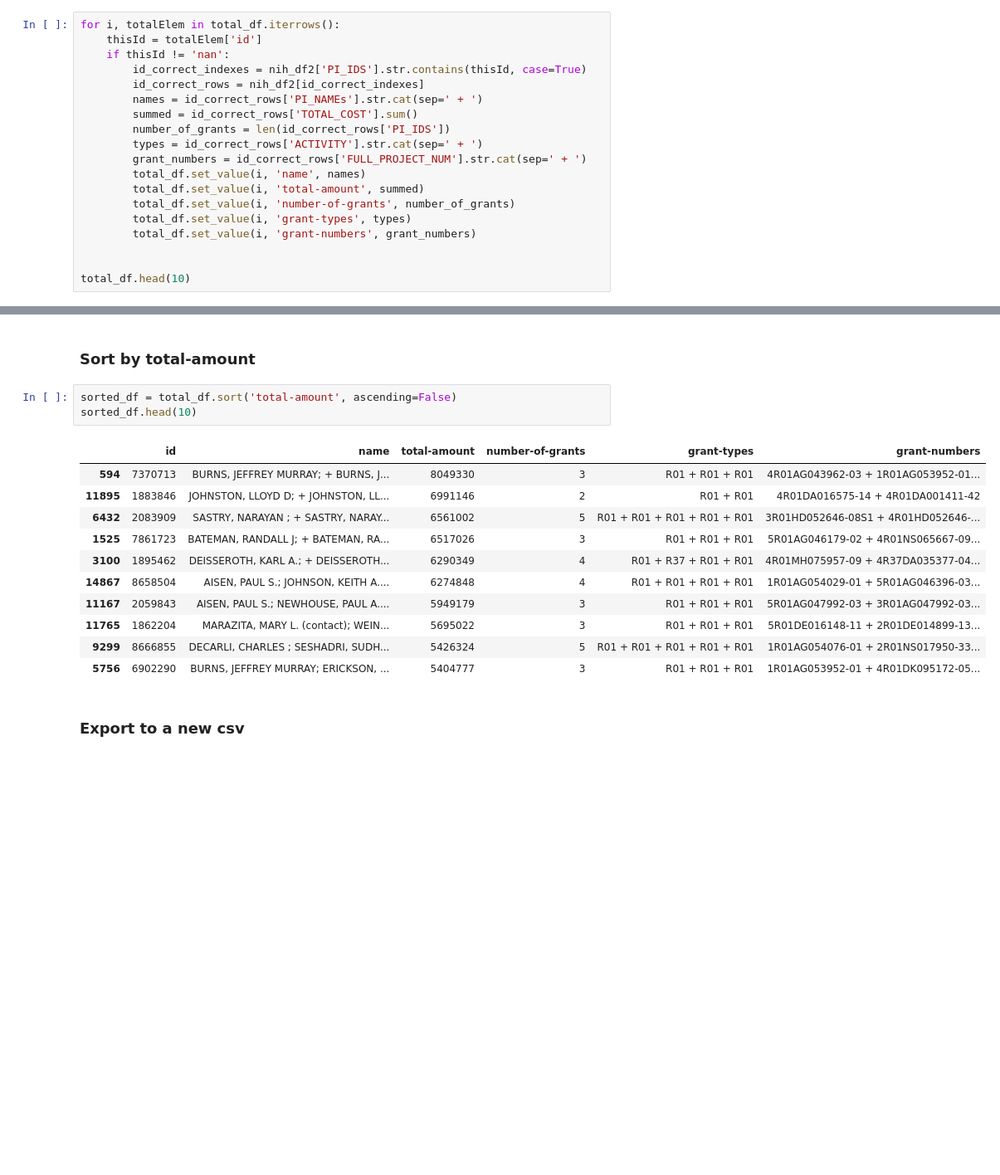
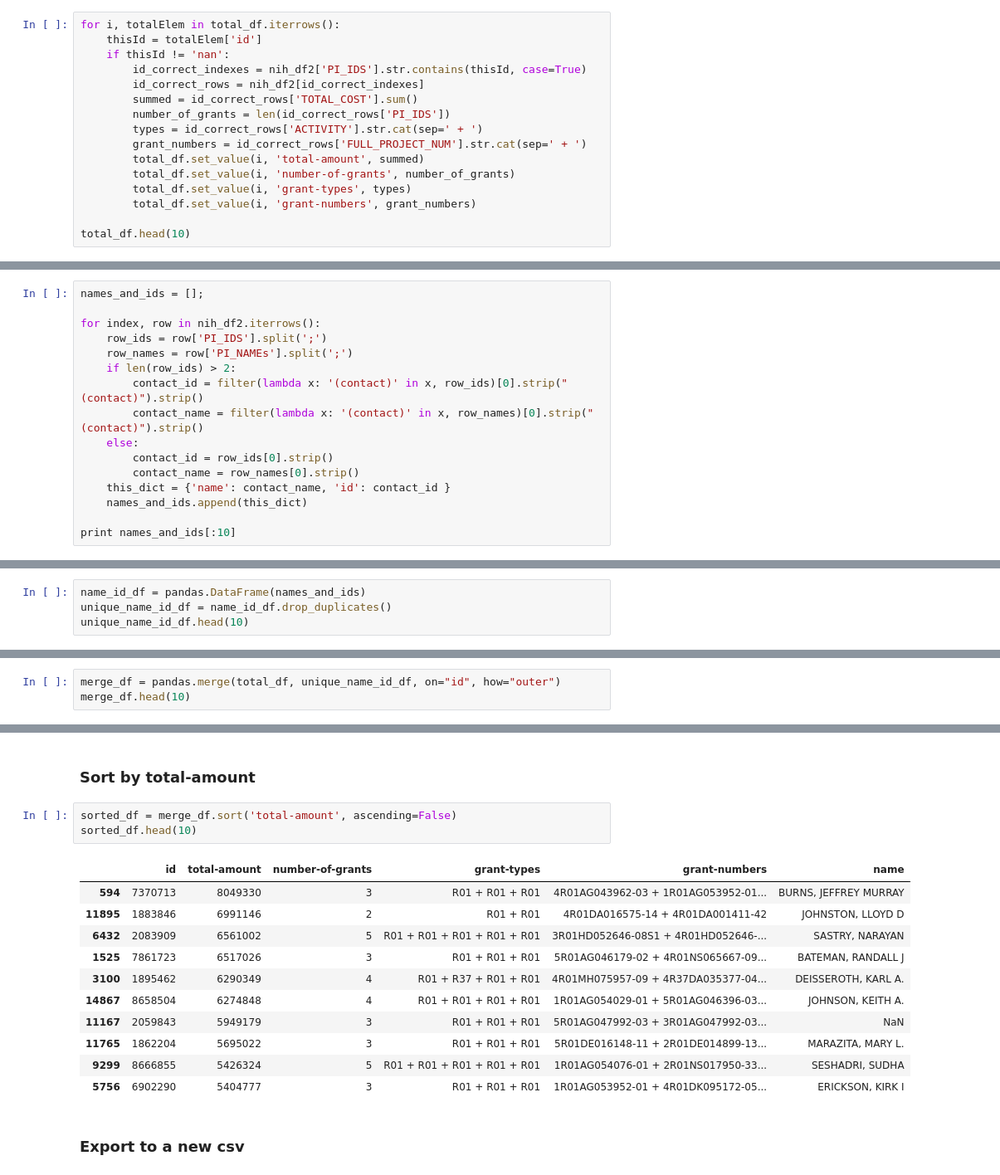
Before and after one commit to chris-creditdesign/nih-awards, a Jupyter notebook: NIH Sandbox.ipynb, the cells around one changed output, grey strips where cells are left out. Shown: that part at 83% size. Saved outputs shown, nothing was run; the diff lists cells and outputs as text; blank space fills up the shorter version.

```diff
--- a/NIH Sandbox.ipynb
+++ b/NIH Sandbox.ipynb
@@ -159,17 +158,14 @@ for i, totalElem in total_df.iterrows():
     if thisId != 'nan':
         id_correct_indexes = nih_df2['PI_IDS'].str.contains(thisId, case=True)
         id_correct_rows = nih_df2[id_correct_indexes]
-        names = id_correct_rows['PI_NAMEs'].str.cat(sep=' + ')
         summed = id_correct_rows['TOTAL_COST'].sum()
         number_of_grants = len(id_correct_rows['PI_IDS'])
         types = id_correct_rows['ACTIVITY'].str.cat(sep=' + ')
         grant_numbers = id_correct_rows['FULL_PROJECT_NUM'].str.cat(sep=' + ')
-        total_df.set_value(i, 'name', names)
         total_df.set_value(i, 'total-amount', summed)
         total_df.set_value(i, 'number-of-grants', number_of_grants)
         total_df.set_value(i, 'grant-types', types)
         total_df.set_value(i, 'grant-numbers', grant_numbers)
 
-
 total_df.head(10)
 # %% [output]
@@ -192,0 +191,16 @@ len(total_df['name'])
+# %%
+names_and_ids = [];
+
+for index, row in nih_df2.iterrows():
+    row_ids = row['PI_IDS'].split(';')
+    row_names = row['PI_NAMEs'].split(';')
+    if len(row_ids) > 2:
+        contact_id = filter(lambda x: '(contact)' in x, row_ids)[0].strip("(contact)").strip()
+        contact_name = filter(lambda x: '(contact)' in x, row_names)[0].strip("(contact)").strip()
+    else:
+        contact_id = row_ids[0].strip()
+        contact_name = row_names[0].strip()
+    this_dict = {'name': contact_name, 'id': contact_id }
+    names_and_ids.append(this_dict)
+
+print names_and_ids[:10]
@@ -192,0 +211,4 @@ len(total_df['name'])
+# %%
+name_id_df = pandas.DataFrame(names_and_ids)
+unique_name_id_df = name_id_df.drop_duplicates()
+unique_name_id_df.head(10)
@@ -192,0 +235,3 @@ len(total_df['name'])
+# %%
+merge_df = pandas.merge(total_df, unique_name_id_df, on="id", how="outer")
+merge_df.head(10)
@@ -193,20 +250,20 @@ len(total_df['name'])
 # %% [markdown]
 ### Sort by total-amount
 # %%
-sorted_df = total_df.sort('total-amount', ascending=False)
+sorted_df = merge_df.sort('total-amount', ascending=False)
 sorted_df.head(10)
 # %% [output]
-|  | id | name | total-amount | number-of-grants | grant-types | grant-numbers |
-| 594 | 7370713 | BURNS, JEFFREY MURRAY; + BURNS, J... | 8049330 | 3 | R01 + R01 + R01 | 4R01AG043962-03 + 1R01AG053952-01... |
-| 11895 | 1883846 | JOHNSTON, LLOYD D; + JOHNSTON, LL... | 6991146 | 2 | R01 + R01 | 4R01DA016575-14 + 4R01DA001411-42 |
-| 6432 | 2083909 | SASTRY, NARAYAN ; + SASTRY, NARAY... | 6561002 | 5 | R01 + R01 + R01 + R01 + R01 | 3R01HD052646-08S1 + 4R01HD052646-... |
-| 1525 | 7861723 | BATEMAN, RANDALL J; + BATEMAN, RA... | 6517026 | 3 | R01 + R01 + R01 | 5R01AG046179-02 + 4R01NS065667-09... |
-| 3100 | 1895462 | DEISSEROTH, KARL A.; + DEISSEROTH... | 6290349 | 4 | R01 + R37 + R01 + R01 | 4R01MH075957-09 + 4R37DA035377-04... |
-| 14867 | 8658504 | AISEN, PAUL S.; JOHNSON, KEITH A.... | 6274848 | 4 | R01 + R01 + R01 + R01 | 1R01AG054029-01 + 5R01AG046396-03... |
-| 11167 | 2059843 | AISEN, PAUL S.; NEWHOUSE, PAUL A.... | 5949179 | 3 | R01 + R01 + R01 | 5R01AG047992-03 + 3R01AG047992-03... |
-| 11765 | 1862204 | MARAZITA, MARY L. (contact); WEIN... | 5695022 | 3 | R01 + R01 + R01 | 5R01DE016148-11 + 2R01DE014899-13... |
-| 9299 | 8666855 | DECARLI, CHARLES ; SESHADRI, SUDH... | 5426324 | 5 | R01 + R01 + R01 + R01 + R01 | 1R01AG054076-01 + 2R01NS017950-33... |
-| 5756 | 6902290 | BURNS, JEFFREY MURRAY; ERICKSON, ... | 5404777 | 3 | R01 + R01 + R01 | 1R01AG053952-01 + 4R01DK095172-05... |
+|  | id | total-amount | number-of-grants | grant-types | grant-numbers | name |
+| 594 | 7370713 | 8049330 | 3 | R01 + R01 + R01 | 4R01AG043962-03 + 1R01AG053952-01... | BURNS, JEFFREY MURRAY |
+| 11895 | 1883846 | 6991146 | 2 | R01 + R01 | 4R01DA016575-14 + 4R01DA001411-42 | JOHNSTON, LLOYD D |
+| 6432 | 2083909 | 6561002 | 5 | R01 + R01 + R01 + R01 + R01 | 3R01HD052646-08S1 + 4R01HD052646-... | SASTRY, NARAYAN |
+| 1525 | 7861723 | 6517026 | 3 | R01 + R01 + R01 | 5R01AG046179-02 + 4R01NS065667-09... | BATEMAN, RANDALL J |
+| 3100 | 1895462 | 6290349 | 4 | R01 + R37 + R01 + R01 | 4R01MH075957-09 + 4R37DA035377-04... | DEISSEROTH, KARL A. |
+| 14867 | 8658504 | 6274848 | 4 | R01 + R01 + R01 + R01 | 1R01AG054029-01 + 5R01AG046396-03... | JOHNSON, KEITH A. |
+| 11167 | 2059843 | 5949179 | 3 | R01 + R01 + R01 | 5R01AG047992-03 + 3R01AG047992-03... | NaN |
+| 11765 | 1862204 | 5695022 | 3 | R01 + R01 + R01 | 5R01DE016148-11 + 2R01DE014899-13... | MARAZITA, MARY L. |
+| 9299 | 8666855 | 5426324 | 5 | R01 + R01 + R01 + R01 + R01 | 1R01AG054076-01 + 2R01NS017950-33... | SESHADRI, SUDHA |
+| 5756 | 6902290 | 5404777 | 3 | R01 + R01 + R01 | 1R01AG053952-01 + 4R01DK095172-05... | ERICKSON, KIRK I |
 # %% [markdown]
 ### Export to a new csv
 # %%
```
Also changed, not shown: parts of 16 cells of this notebook.
